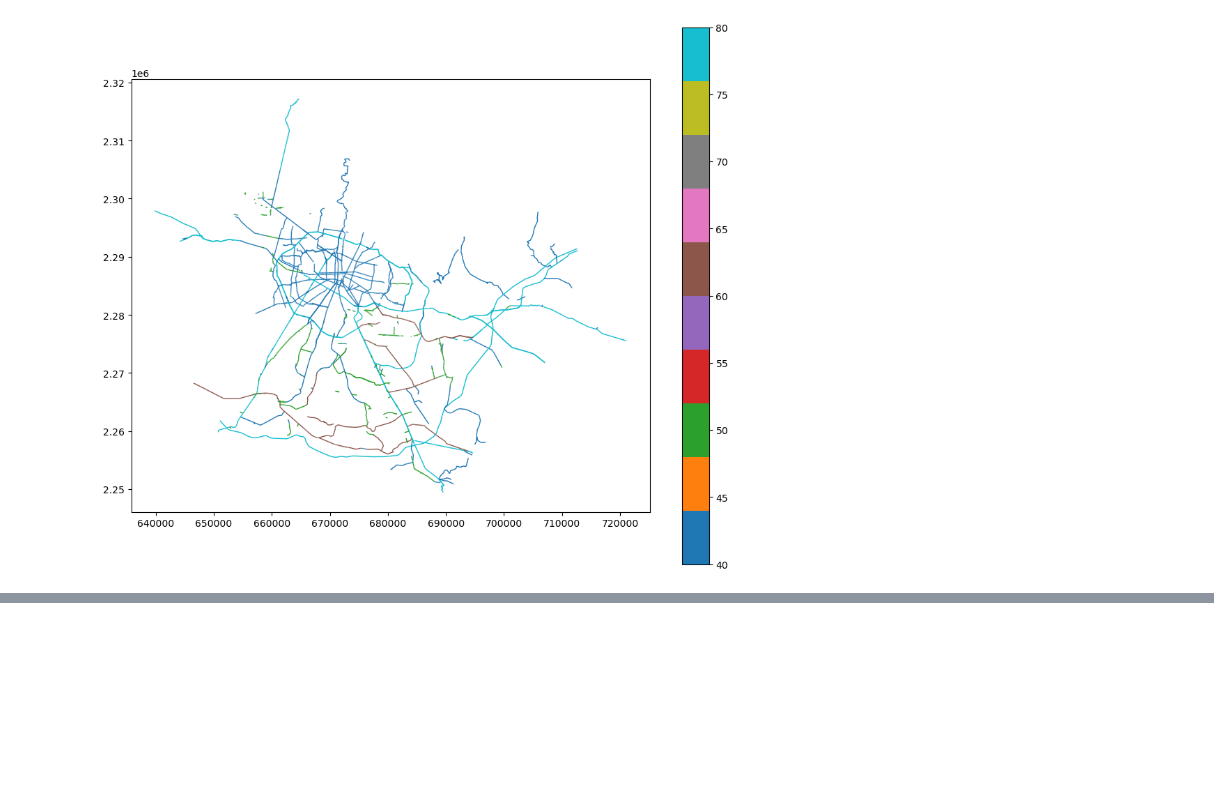
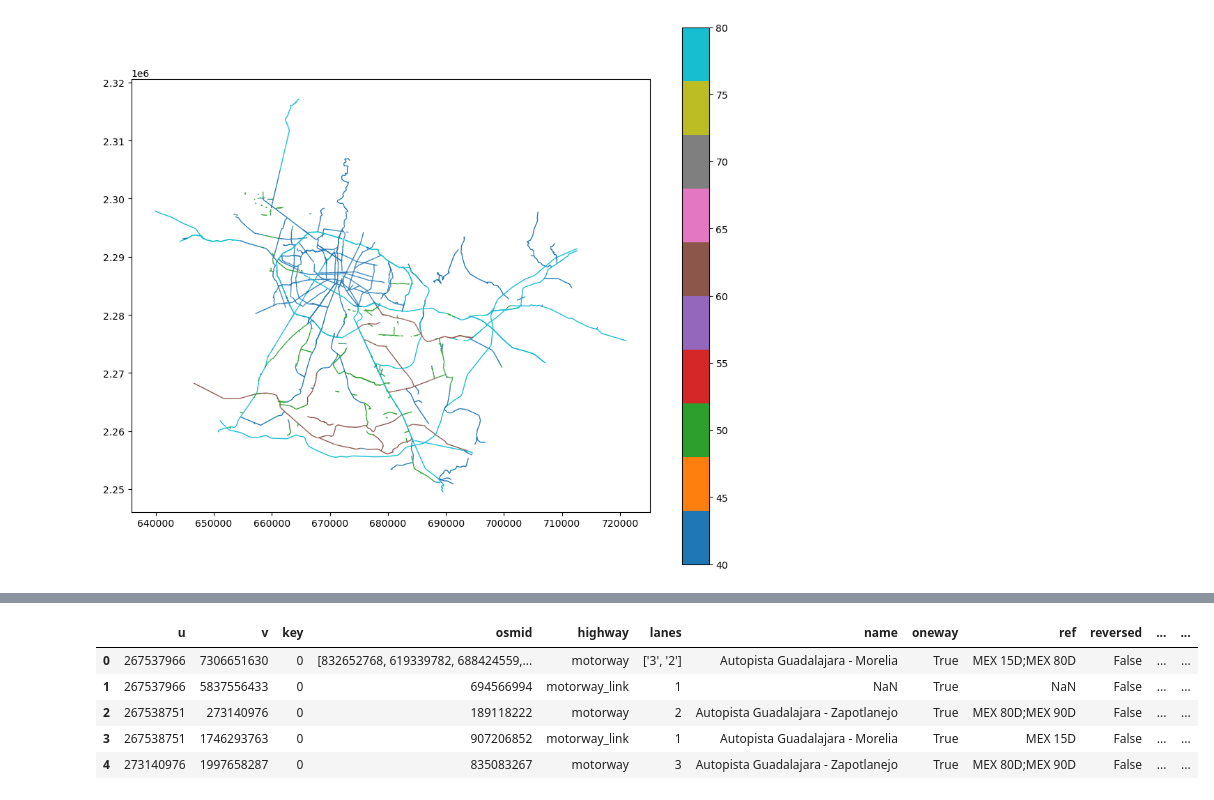
Before and after one commit to CentroFuturoCiudades/red-vial-guadalajara, a Jupyter notebook: Updating Network/01_velocidades_fromTransCAD_mainAv.ipynb, the cells around one changed output, grey strips where cells are left out. Cells and saved outputs as stored; diff of their text form; code cells hidden in the pictures; blank space fills up the shorter version.

```diff
--- a/Updating Network/connectorTransfer.ipynb
+++ b/Updating Network/01_velocidades_fromTransCAD_mainAv.ipynb
@@ -14,3 +38,4 @@ from shapely import wkt
 # %%
-transcad_links = gpd.read_file(r'/Users/jeannettearjona/Library/CloudStorage/OneDrive-InstitutoTecnologicoydeEstudiosSuperioresdeMonterrey/Modelación Urbana - Red Vial Guadalajara/Importacion TransCAD/Red Vial 2023 Python Cleaned/links_cleaned.shp')
-osm_links = gpd.read_file(r'/Users/jeannettearjona/Library/CloudStorage/OneDrive-InstitutoTecnologicoydeEstudiosSuperioresdeMonterrey/Modelación Urbana - Red Vial Guadalajara/VisumLinks With TransCAD Atts/links con attributos x nombre/links_atts_longitudinal.shp')
+transcad_file = r'/Users/jeannettearjona/Library/CloudStorage/OneDrive-InstitutoTecnologicoydeEstudiosSuperioresdeMonterrey/Modelación Urbana - Red Vial Guadalajara/Importacion TransCAD/Red Vial 2023 Python Cleaned/links_cleaned.shp'
+transcad_links = gpd.read_file(transcad_file)
+transcad_links.info()
@@ -169,0 +96,2 @@ osm_laterals_within_buffers.to_file(r'/Users/jeannettearjona/Library/CloudStorag
+# %%
+transcad_links = transcad_links[transcad_links["Limite_vel"] >= 40]
@@ -169,0 +104,84 @@ osm_laterals_within_buffers.to_file(r'/Users/jeannettearjona/Library/CloudStorag
+# %%
+# Configuraciones iniciales
+GDF_A = osmnx_links          # Red destino (a la que le queremos pasar las columnas)
+GDF_B = transcad_links          # Red fuente (de donde queremos extraer las columnas)
+
+COLUMNAS = ["CAPACIDAD", "Velocidad_", "Limite_vel"]   # Columnas de GDF_B que queremos transferir a GDF_A
+
+CRS_METRICO = "EPSG:32613"   # UTM zona 30N
+BUFFER_M    = 25               # Radio del buffer en metros
+MAX_ANGULO  = 35              # Diferencia máxima de ángulo permitida (grados)
+
+
+# 1. Reproyectar a CRS métrico
+a = GDF_A.to_crs(CRS_METRICO).copy().reset_index(drop=True)
+b = GDF_B.to_crs(CRS_METRICO).copy().reset_index(drop=True)
+
+
+# 2. Función: ángulo de un segmento (0–180°)
+def angulo_linea(geom):
+    """Devuelve el ángulo en grados del primer y último vértice (0–180°)."""
+    try:
+        coords = list(geom.coords) if geom.geom_type == "LineString" else \
+                 list(geom.geoms[0].coords)
+        p1, p2 = np.array(coords[0]), np.array(coords[-1])
+        ang = np.degrees(np.arctan2(p2[1] - p1[1], p2[0] - p1[0])) % 180
+        return ang
+    except Exception:
+        return np.nan
+
+a["_angulo"] = a.geometry.apply(angulo_linea)
+b["_angulo"] = b.geometry.apply(angulo_linea)
+b["_idx_b"]  = b.index          # guardamos el índice original de B
+
+
+# 3. Buffer + spatial join (candidatos dentro del buffer)
+a_buf = a.copy()
+a_buf["geometry"] = a.geometry.buffer(BUFFER_M)
+
+# sjoin: encuentra todos los links de B que caen dentro del buffer de A
+candidatos = gpd.sjoin(b[["_idx_b", "_angulo", "geometry"] + COLUMNAS],
+                       a_buf[["geometry", "_angulo"]].rename(columns={"_angulo": "_angulo_a"}),
+                       how="inner", predicate="within")
+# predicate="within", el link de B debe estar completamente dentro del buffer
+
+
+# 4. Filtro por diferencia de ángulo < MAX_ANGULO grados
+def diff_angulo(a1, a2):
+    diff = abs(a1 - a2) % 180
+    return min(diff, 180 - diff)    # simétrico: 170° y 10° son lo mismo
+
+candidatos["_diff_ang"] = candidatos.apply(
+    lambda r: diff_angulo(r["_angulo"], r["_angulo_a"]), axis=1
+)
+candidatos = candidatos[candidatos["_diff_ang"] < MAX_ANGULO]
+
+
+# 5. Si hay varios candidatos, quedarse con el más cercano (menor distancia entre geometrías originales)
+idx_a_col = "index_right"    # columna generada por sjoin con el índice de A
+
+candidatos["_dist"] = candidatos.apply(
+    lambda r: b.loc[r["_idx_b"], "geometry"].distance(
+              a.loc[r[idx_a_col], "geometry"]), axis=1
+)
+
+mejor = (candidatos
+         .sort_values("_dist")
+         .groupby(idx_a_col, sort=False)
+         .first()
+         .reset_index()
+         .rename(columns={idx_a_col: "_idx_a"}))
+
+
+# 6. Transferir columnas a GDF_A
+resultado = GDF_A.copy()
+resultado = resultado.merge(
+    mejor[["_idx_a"] + COLUMNAS].set_index("_idx_a"),
+    left_index=True, right_index=True, how="left"
+)
+
+print(f"Links de A con match encontrado: {mejor['_idx_a'].nunique()} / {len(GDF_A)}")
+print(f"Links sin match (NaN):           {resultado[COLUMNAS[0]].isna().sum()}")
+
+resultado.head(5)
+# %% [output]
@@ -169,0 +190,6 @@ osm_laterals_within_buffers.to_file(r'/Users/jeannettearjona/Library/CloudStorag
+|  | u | v | key | osmid | highway | lanes | name | oneway | ref | reversed | ... | ... |
+| 0 | 267537966 | 7306651630 | 0 | [832652768, 619339782, 688424559,... | motorway | ['3', '2'] | Autopista Guadalajara - Morelia | True | MEX 15D;MEX 80D | False | ... | ... |
+| 1 | 267537966 | 5837556433 | 0 | 694566994 | motorway_link | 1 | NaN | True | NaN | False | ... | ... |
+| 2 | 267538751 | 273140976 | 0 | 189118222 | motorway | 2 | Autopista Guadalajara - Zapotlanejo | True | MEX 80D;MEX 90D | False | ... | ... |
+| 3 | 267538751 | 1746293763 | 0 | 907206852 | motorway_link | 1 | Autopista Guadalajara - Morelia | True | MEX 15D | False | ... | ... |
+| 4 | 273140976 | 1997658287 | 0 | 835083267 | motorway | 3 | Autopista Guadalajara - Zapotlanejo | True | MEX 80D;MEX 90D | False | ... | ... |
```
Also changed, not shown: parts of 30 cells of this notebook, 8 other files.
